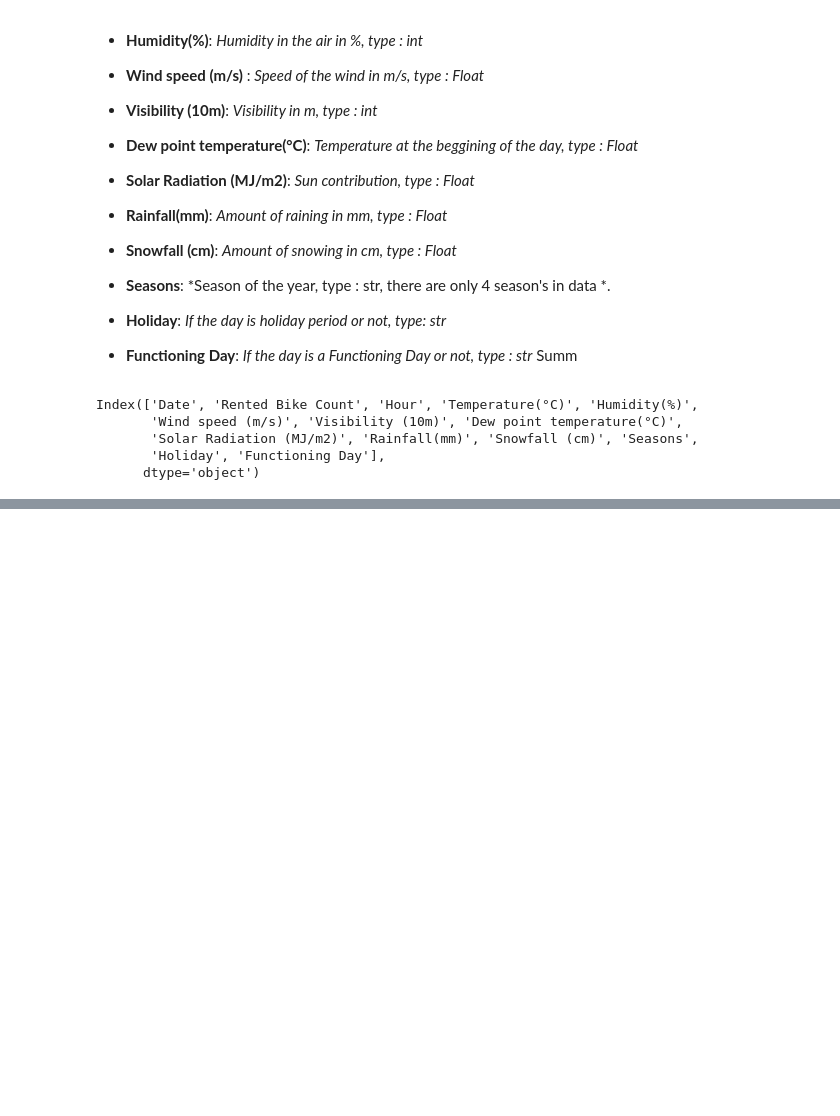
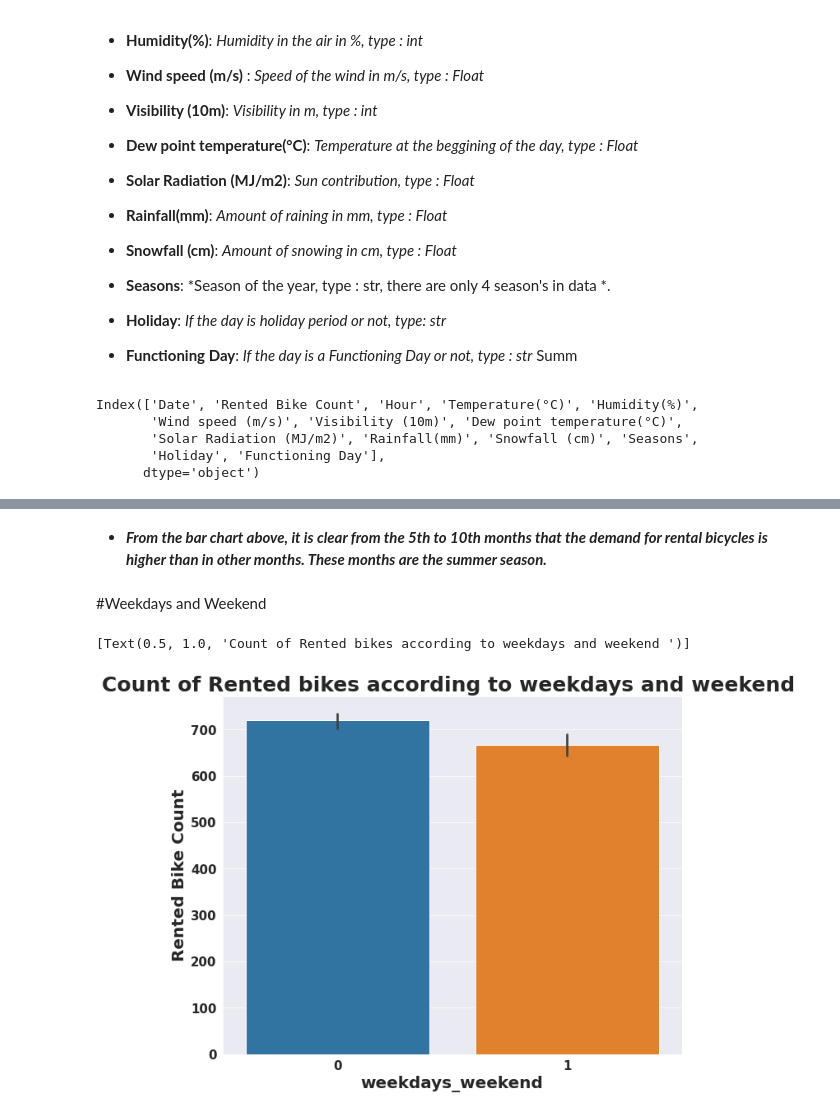
Before and after one commit to kavrit/Bike-Sharing-Demand-Prediction, a Jupyter notebook: Capstone_Project_Bike_Sharing_Demand_Prediction.ipynb, the cells around one changed output, grey strips where cells are left out. Drawn from its saved outputs; the diff is of its cells as text; code cells hidden in the pictures; blank space fills up the shorter version.

```diff
--- a/Capstone_Project_Bike_Sharing_Demand_Prediction.ipynb
+++ b/Capstone_Project_Bike_Sharing_Demand_Prediction.ipynb
@@ -201,0 +449,13 @@ Index(['Date', 'Rented Bike Count', 'Hour', 'Temperature(°C)', 'Humidity(%)',
+# %% [markdown]
+* ***From the  bar chart above, it is clear from the 5th to 10th months
+ that  the demand for rental bicycles is higher than in other months. These months are  the summer season.***
+# %% [markdown]
+#Weekdays and Weekend
+# %%
+#anlysis of data by vizualisation
+fig,ax=plt.subplots(figsize=(10,8))
+sns.barplot(data=df,x='weekdays_weekend',y='Rented Bike Count')
+ax.set(title='Count of Rented bikes according to weekdays and weekend ')
+# %% [output]
+[Text(0.5, 1.0, 'Count of Rented bikes according to weekdays and weekend ')]
+[figure, added]
```
Also changed, not shown: parts of 47 cells of this notebook.
